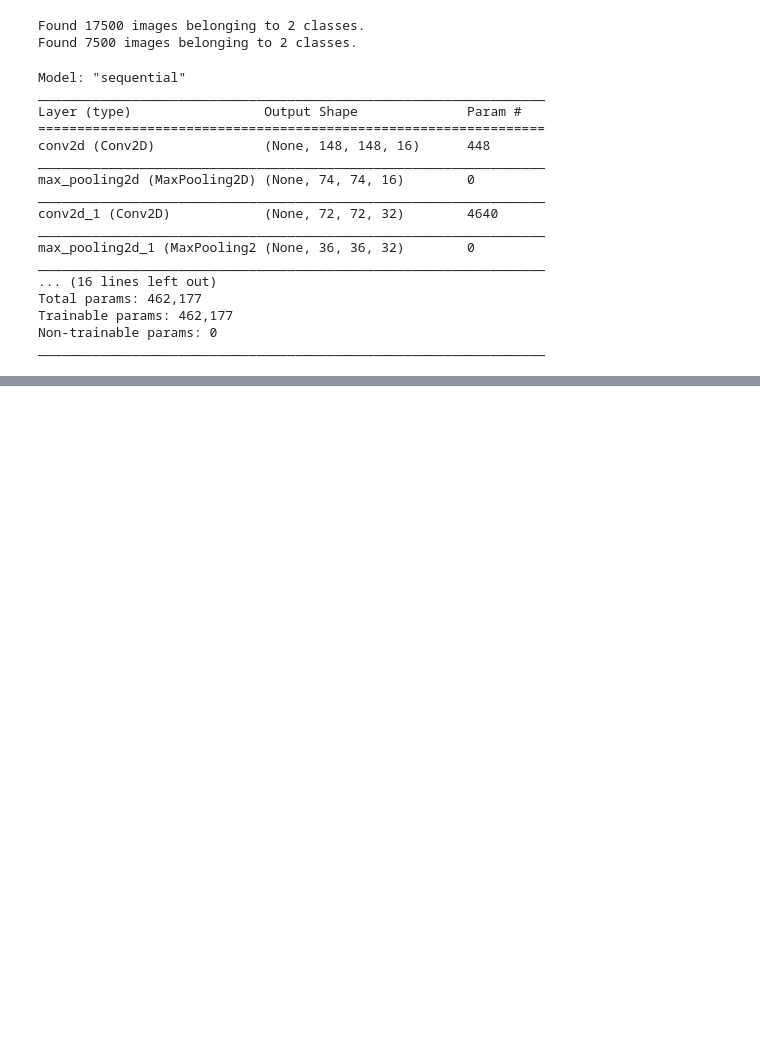
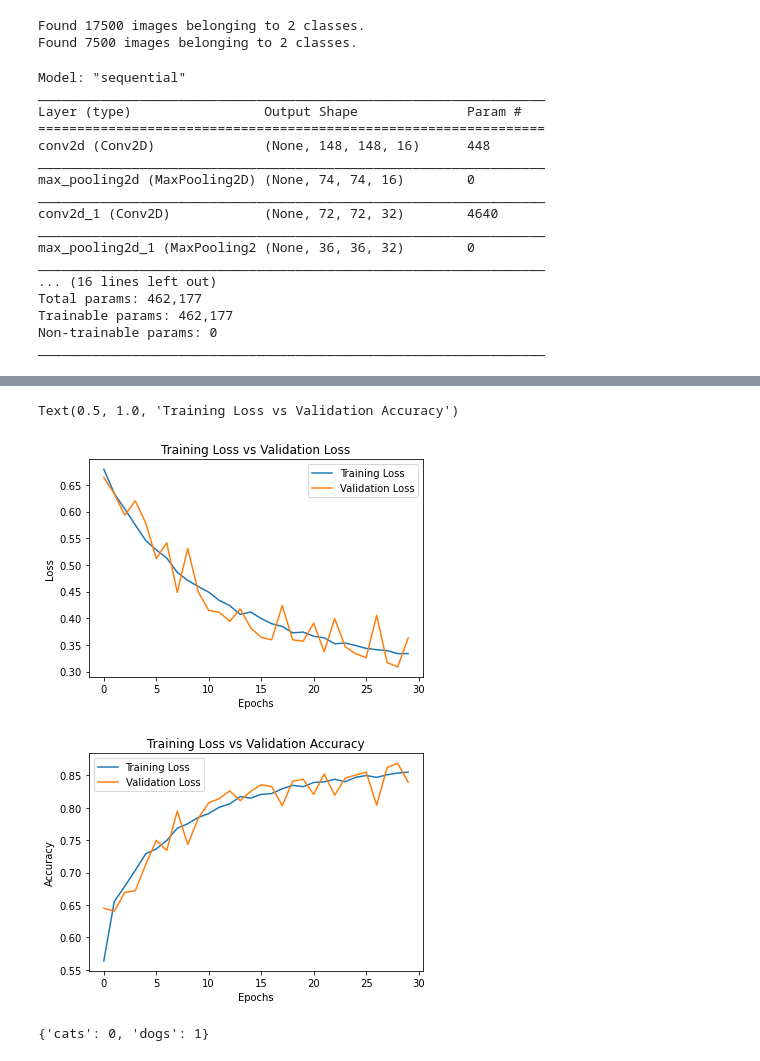
Before and after one commit to kairavkkp/tf-exam-revision, a Jupyter notebook: Course-1/exercise-6-Cats-vs-dogs.ipynb, the cells around one changed output, grey strips where cells are left out. Cells and saved outputs as stored; diff of their text form; code cells hidden in the pictures; blank space fills up the shorter version.

```diff
--- a/Course-1/exercise-6-Cats-vs-dogs.ipynb
+++ b/Course-1/exercise-6-Cats-vs-dogs.ipynb
@@ -199,0 +204,31 @@ Epoch 23/30
+# %%
+loss = history.history['loss']
+val_loss = history.history['val_loss']
+
+acc = history.history['acc']
+val_acc = history.history['val_acc']
+
+plt.figure()
+plt.plot(loss)
+plt.plot(val_loss)
+plt.legend(["Training Loss","Validation Loss"])
+plt.xlabel("Epochs")
+plt.ylabel("Loss")
+plt.title("Training Loss vs Validation Loss")
+
+plt.figure()
+plt.plot(acc)
+plt.plot(val_acc)
+plt.legend(["Training Loss","Validation Loss"])
+plt.xlabel("Epochs")
+plt.ylabel("Accuracy")
+plt.title("Training Loss vs Validation Accuracy")
+# %% [output]
+Text(0.5, 1.0, 'Training Loss vs Validation Accuracy')
+[figure, added]
+[figure, added]
+# %%
+label_map = (train_generator.class_indices)
+print(label_map)
+# %% [output]
+{'cats': 0, 'dogs': 1}
```
Also changed, not shown: parts of 9 cells of this notebook, 2 other files.
